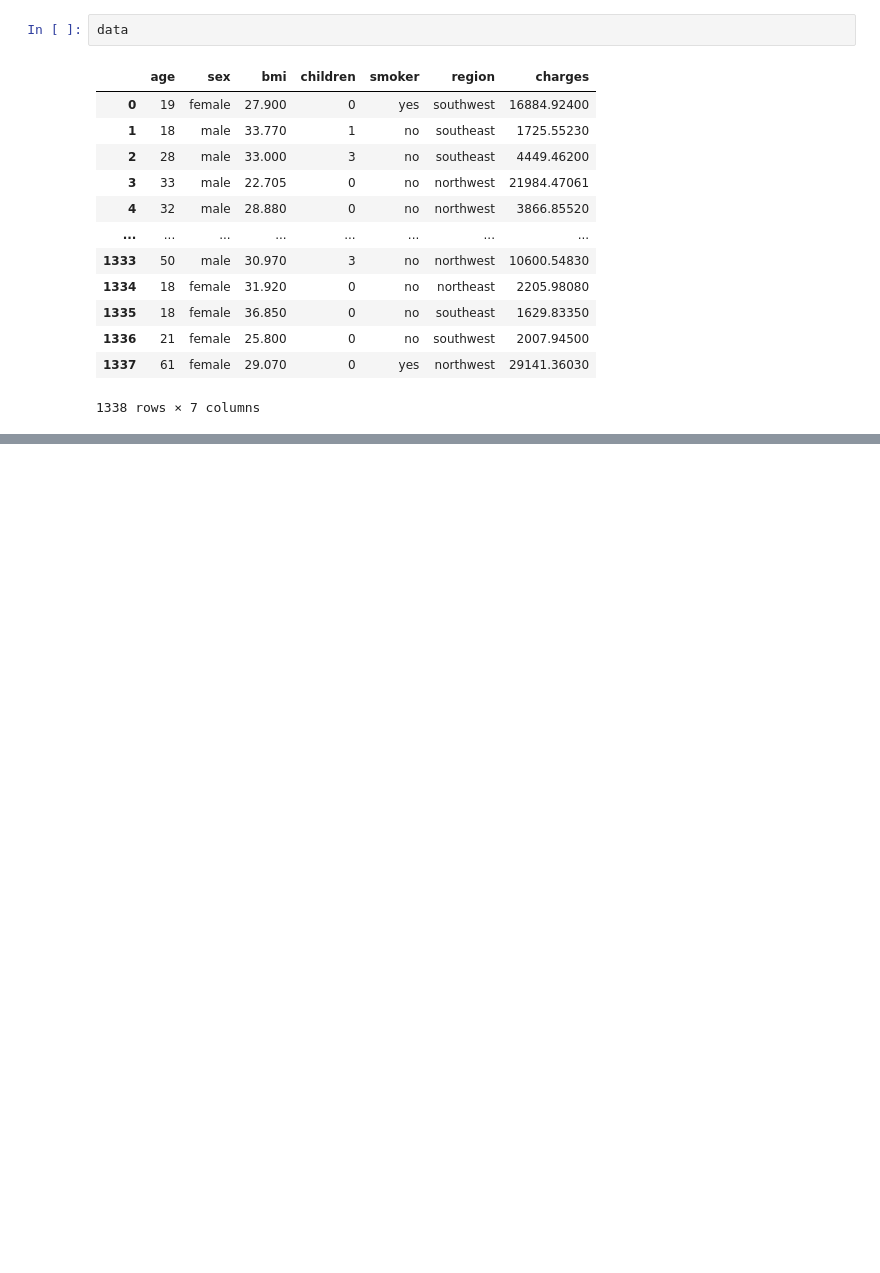
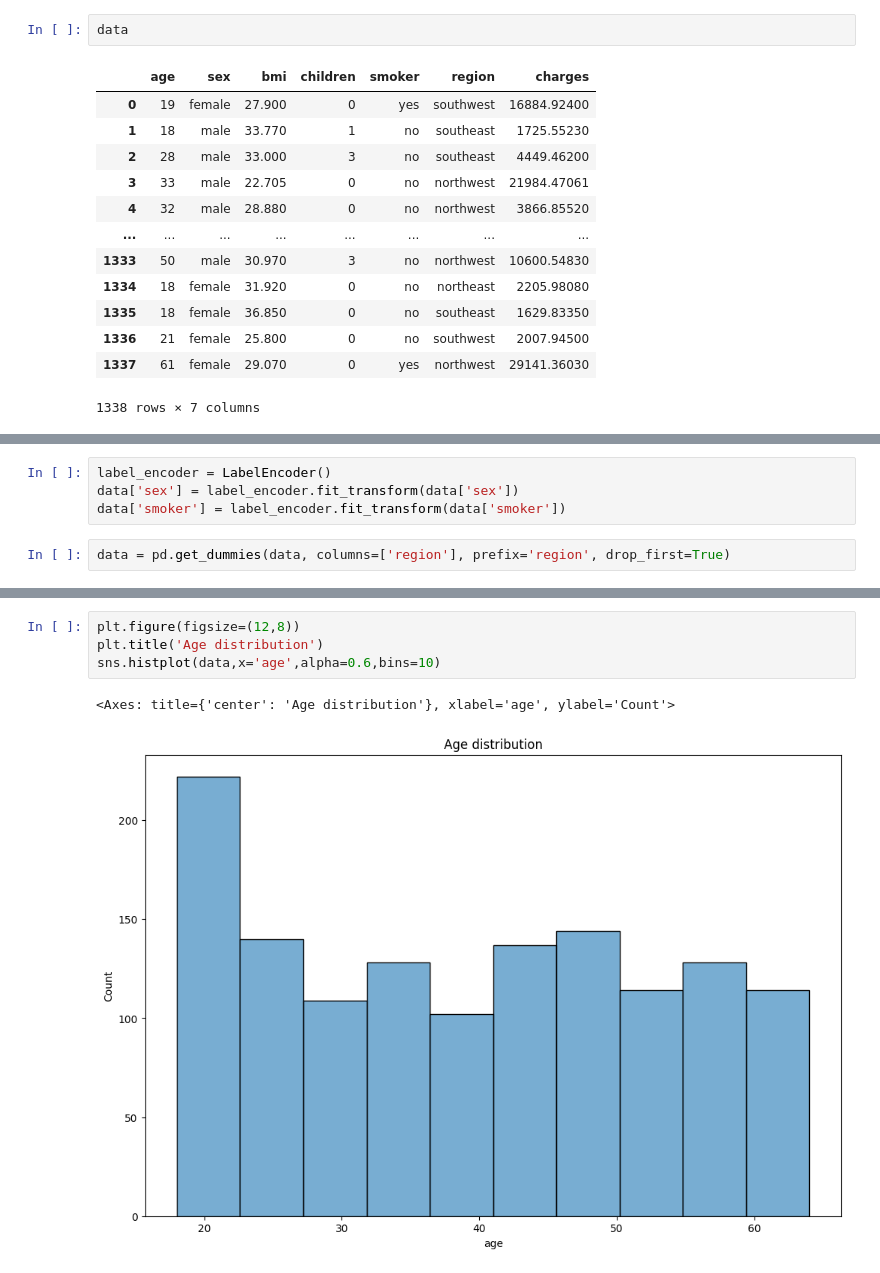
Before and after one commit to sanjayi2000/MachineLearning, a Jupyter notebook: 2348552_Lab6.ipynb, the cells around one changed output, grey strips where cells are left out. Drawn from its saved outputs; the diff is of its cells as text; blank space fills up the shorter version.

```diff
--- a/2348552_Lab6.ipynb
+++ b/2348552_Lab6.ipynb
@@ -27,0 +45,6 @@ data
+# %%
+label_encoder = LabelEncoder()
+data['sex'] = label_encoder.fit_transform(data['sex'])
+data['smoker'] = label_encoder.fit_transform(data['smoker'])
+# %%
+data = pd.get_dummies(data, columns=['region'], prefix='region', drop_first=True)
@@ -27,0 +109,7 @@ data
+# %%
+plt.figure(figsize=(12,8))
+plt.title('Age distribution')
+sns.histplot(data,x='age',alpha=0.6,bins=10)
+# %% [output]
+<Axes: title={'center': 'Age distribution'}, xlabel='age', ylabel='Count'>
+[figure, added]
```
Also changed, not shown: parts of 12 cells of this notebook.
